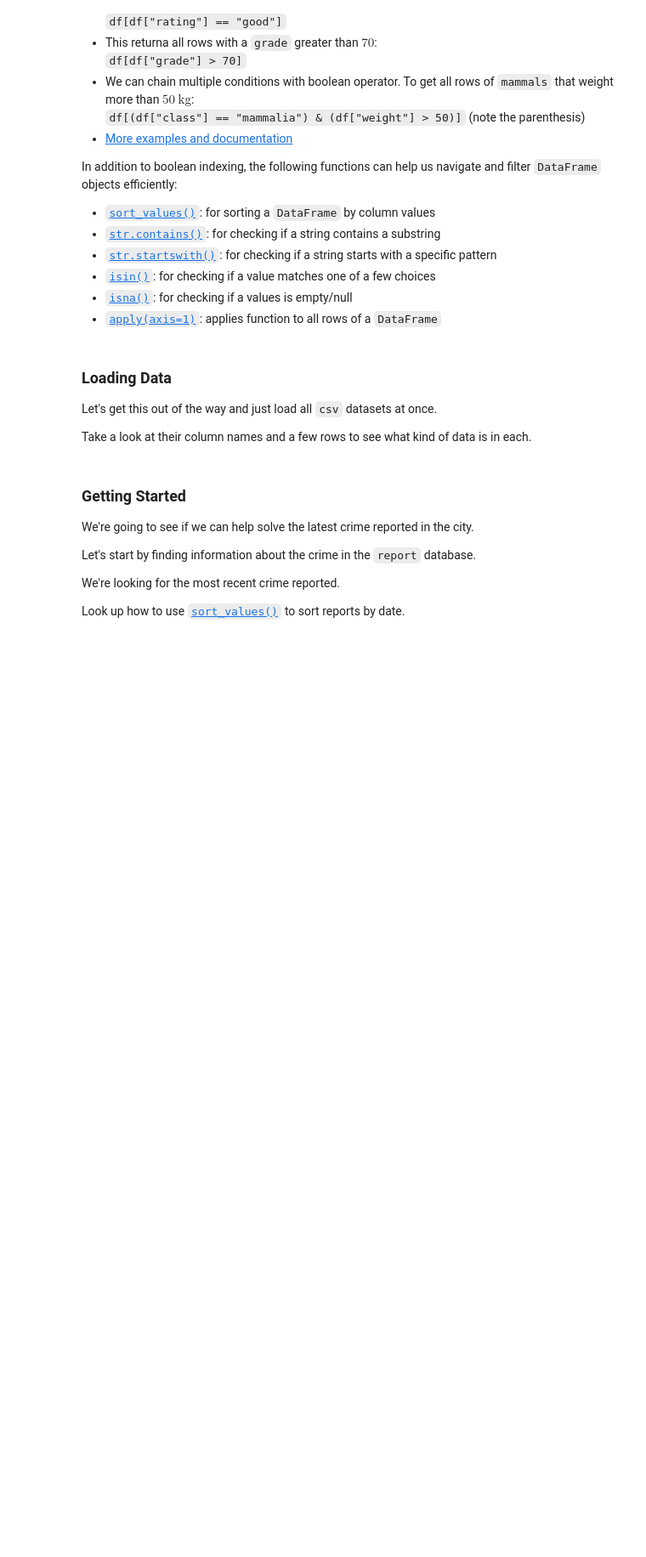
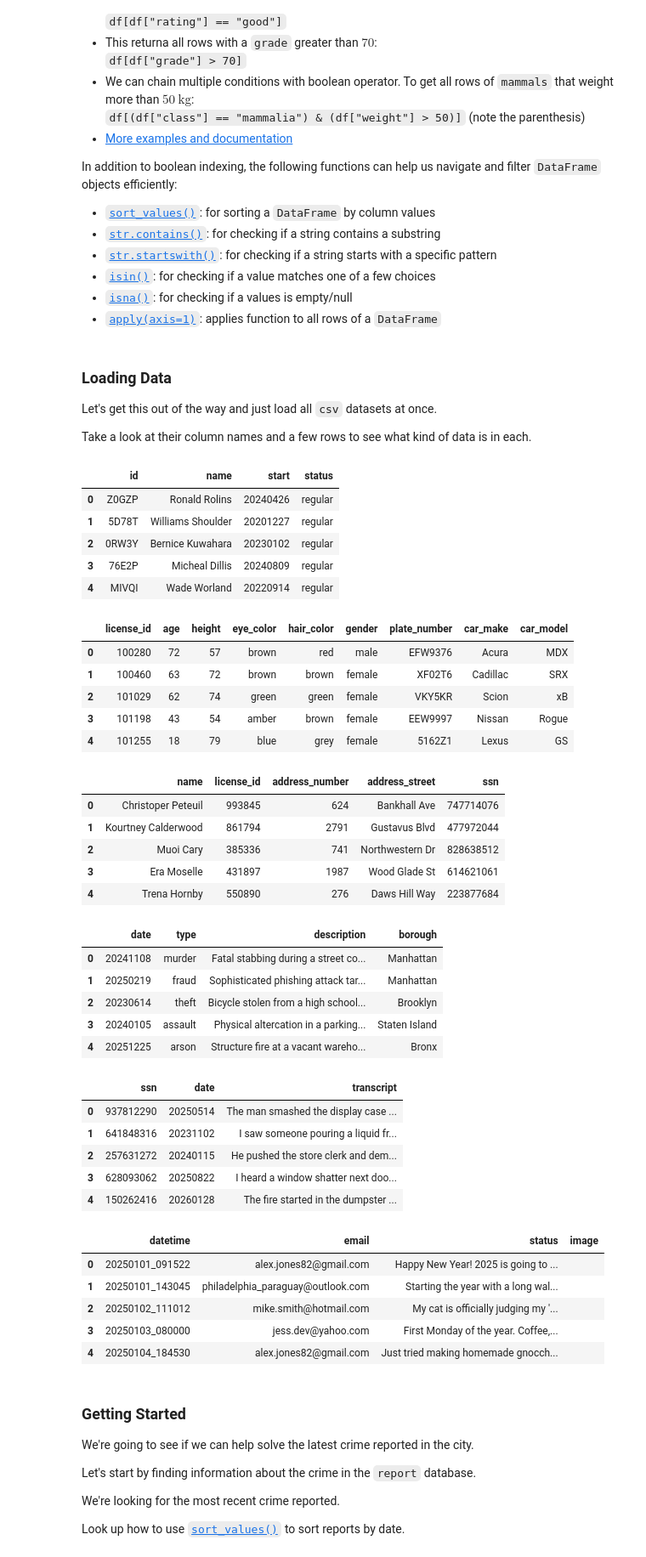
Before and after one commit to Machine-Learning-Lessons/Homework06, a Jupyter notebook: Homework06B.ipynb, the cells around one changed output. Shown at 85% size. Saved outputs shown, nothing was run; the diff lists cells and outputs as text; code cells hidden in the pictures; blank space fills up the shorter version.

```diff
--- a/Homework06B.ipynb
+++ b/Homework06B.ipynb
@@ -73,3 +73,48 @@ social_df = pd.read_csv("./data/csv/mystery/update.csv", keep_default_na=False)
+# %%
+# TODO: Look at datasets/DataFrames
+display(gym_df.head())
+display(dmv_df.head())
+display(person_df.head())
+display(report_df.head())
+display(testimony_df.head())
+display(social_df.head())
+# %% [output]
+|  | id | name | start | status |
+| 0 | Z0GZP | Ronald Rolins | 20240426 | regular |
+| 1 | 5D78T | Williams Shoulder | 20201227 | regular |
+| 2 | 0RW3Y | Bernice Kuwahara | 20230102 | regular |
+| 3 | 76E2P | Micheal Dillis | 20240809 | regular |
+| 4 | MIVQI | Wade Worland | 20220914 | regular |
+|  | license_id | age | height | eye_color | hair_color | gender | plate_number | car_make | car_model |
+| 0 | 100280 | 72 | 57 | brown | red | male | EFW9376 | Acura | MDX |
+| 1 | 100460 | 63 | 72 | brown | brown | female | XF02T6 | Cadillac | SRX |
+| 2 | 101029 | 62 | 74 | green | green | female | VKY5KR | Scion | xB |
+| 3 | 101198 | 43 | 54 | amber | brown | female | EEW9997 | Nissan | Rogue |
+| 4 | 101255 | 18 | 79 | blue | grey | female | 5162Z1 | Lexus | GS |
+|  | name | license_id | address_number | address_street | ssn |
+| 0 | Christoper Peteuil | 993845 | 624 | Bankhall Ave | 747714076 |
+| 1 | Kourtney Calderwood | 861794 | 2791 | Gustavus Blvd | 477972044 |
+| 2 | Muoi Cary | 385336 | 741 | Northwestern Dr | 828638512 |
+| 3 | Era Moselle | 431897 | 1987 | Wood Glade St | 614621061 |
+| 4 | Trena Hornby | 550890 | 276 | Daws Hill Way | 223877684 |
+|  | date | type | description | borough |
+| 0 | 20241108 | murder | Fatal stabbing during a street co... | Manhattan |
+| 1 | 20250219 | fraud | Sophisticated phishing attack tar... | Manhattan |
+| 2 | 20230614 | theft | Bicycle stolen from a high school... | Brooklyn |
+| 3 | 20240105 | assault | Physical altercation in a parking... | Staten Island |
+| 4 | 20251225 | arson | Structure fire at a vacant wareho... | Bronx |
+|  | ssn | date | transcript |
+| 0 | 937812290 | 20250514 | The man smashed the display case ... |
+| 1 | 641848316 | 20231102 | I saw someone pouring a liquid fr... |
+| 2 | 257631272 | 20240115 | He pushed the store clerk and dem... |
+| 3 | 628093062 | 20250822 | I heard a window shatter next doo... |
+| 4 | 150262416 | 20260128 | The fire started in the dumpster ... |
+|  | datetime | email | status | image |
+| 0 | 20250101_091522 | alex.jones82@gmail.com | Happy New Year! 2025 is going to ... |  |
+| 1 | 20250101_143045 | philadelphia_paraguay@outlook.com | Starting the year with a long wal... |  |
+| 2 | 20250102_111012 | mike.smith@hotmail.com | My cat is officially judging my '... |  |
+| 3 | 20250103_080000 | jess.dev@yahoo.com | First Monday of the year. Coffee,... |  |
+| 4 | 20250104_184530 | alex.jones82@gmail.com | Just tried making homemade gnocch... |  |
 # %% [markdown]
 ### Getting Started
 
```
Also changed, not shown: parts of 15 cells of this notebook, 3 other files.
